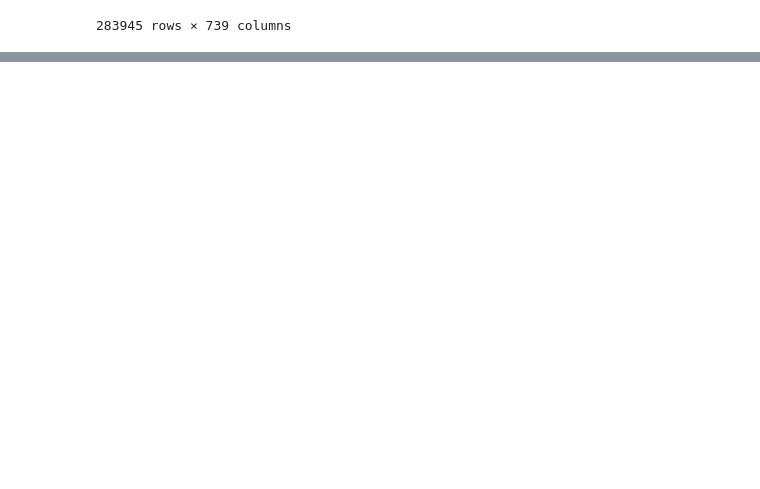
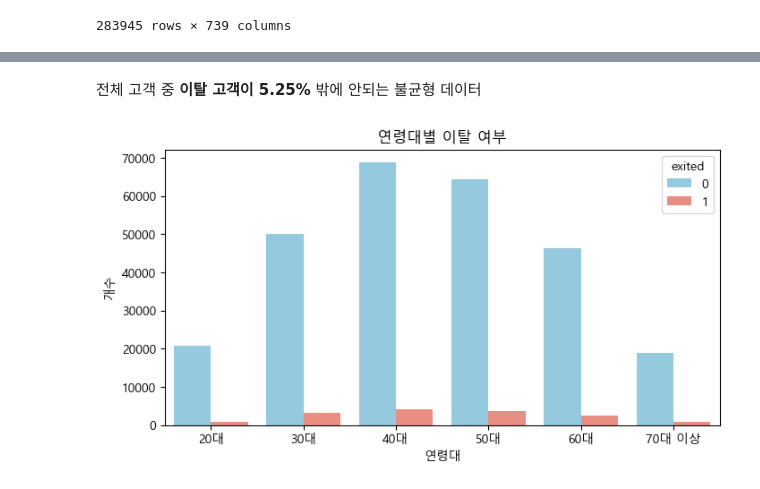
Before and after one commit to minju0611/hk-toss-middle-project, a Jupyter notebook: notebooks/EDA/eda_nec.ipynb, the cells around one changed output, grey strips where cells are left out. Cells and saved outputs as stored; diff of their text form; code cells hidden in the pictures; blank space fills up the shorter version.

```diff
--- a/notebooks/EDA/eda_nec.ipynb
+++ b/notebooks/EDA/eda_nec.ipynb
@@ -7,3 +7,7 @@ import pandas as pd
 # 그래프
 import matplotlib.pyplot as plt
 import seaborn as sns
+# %%
+#한글깨짐
+plt.rcParams['font.family'] = 'Malgun Gothic'
+plt.rcParams["axes.unicode_minus"] = False # 마이너스 기호 깨짐 방지
@@ -80,0 +117,24 @@ df
+# %% [markdown]
+전체 고객 중 **이탈 고객이 5.25%** 밖에 안되는 불균형 데이터
+# %%
+# AGE를 연령대별로 변환하는 함수 정의
+def categorize_age(age):
+    if age in [20, 25]: return "20대"
+    elif age in [30, 35]: return "30대"
+    elif age in [40, 45]: return "40대"
+    elif age in [50, 55]: return "50대"
+    elif age in [60, 65]: return "60대"
+    else: return "70대 이상"
+
+# apply()를 사용하여 AGE_GROUP 생성
+df["AGE_GROUP"] = df["AGE"].apply(categorize_age)
+
+# 연령대별 이탈 여부 시각화
+plt.figure(figsize=(8, 4))
+sns.countplot(x=df["AGE_GROUP"], hue=df["exited"], palette=["skyblue", "salmon"], order=["20대", "30대", "40대", "50대", "60대", "70대 이상"])
+plt.title("연령대별 이탈 여부")
+plt.xlabel("연령대")
+plt.ylabel("개수")
+plt.show()
+# %% [output]
+[figure, added]
```
Also changed, not shown: parts of 19 cells of this notebook.
